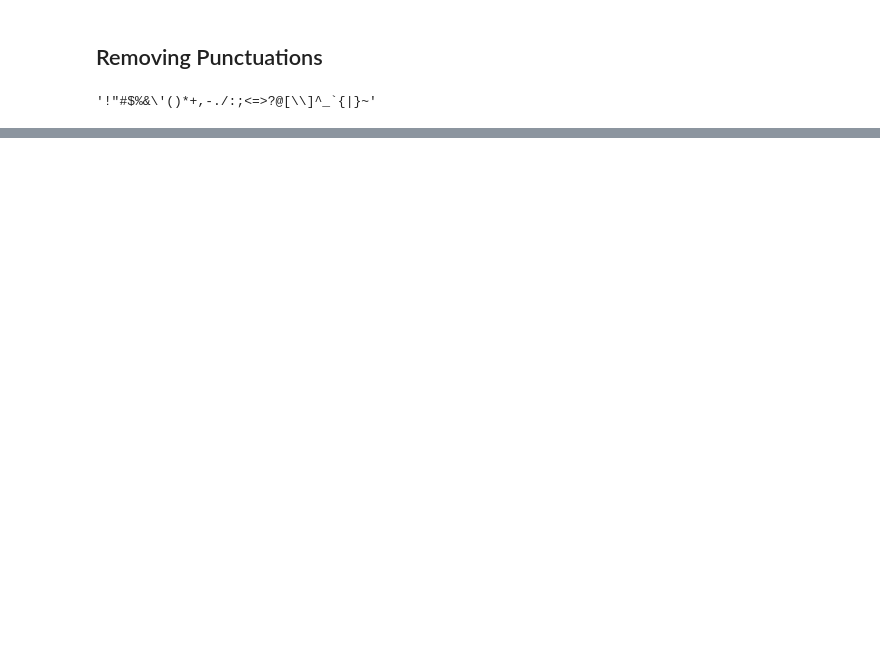
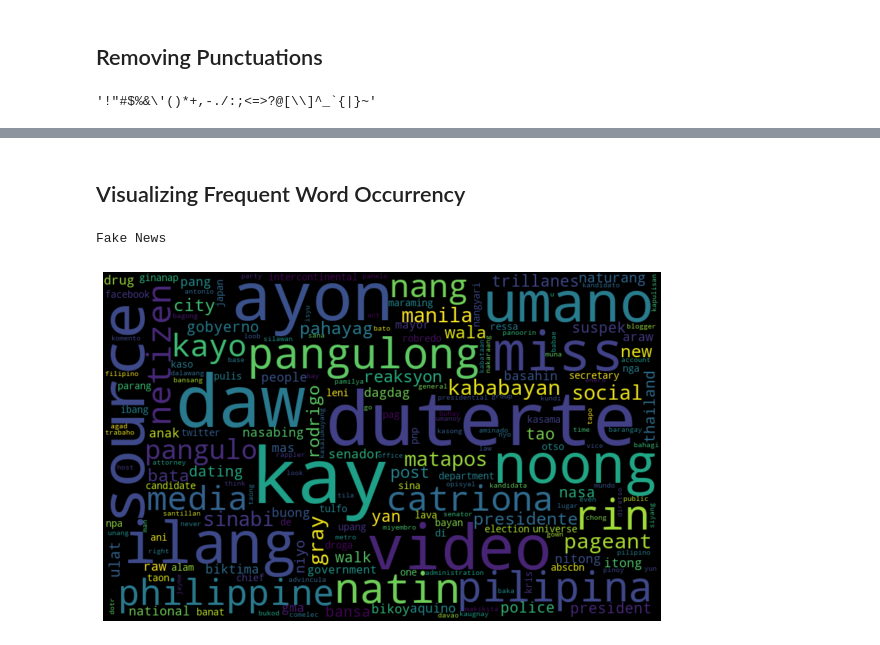
Before and after one commit to mart-anthony-stark/Machine-Learning-and-Deep-Learning, a Jupyter notebook: Fake_News_Detection_PH.ipynb, the cells around one changed output, grey strips where cells are left out. Saved outputs shown, nothing was run; the diff lists cells and outputs as text; code cells hidden in the pictures; blank space fills up the shorter version.

```diff
--- a/Fake_News_Detection_PH.ipynb
+++ b/Fake_News_Detection_PH.ipynb
@@ -137,0 +145,8 @@ df.head()
+# %%
+import nltk
+nltk.download('stopwords')
+from nltk.corpus import stopwords
+en_stopwords = stopwords.words('english')
+
+df['article'] = df['article'].apply(lambda x: ' '.join([word for word in x.split() if word not in (en_stopwords)]))
+df.head()
@@ -137,0 +164,6 @@ df.head()
+# %%
+tl_stopwords = []
+with open('stopwords-tl.txt') as topo_file:
+    for line in topo_file:
+        tl_stopwords.append(line.replace('\n', ''))
+tl_stopwords.extend(['ba', 'eh', 'kasi', 'lang', 'mo', 'naman', 'opo', 'po', 'si', 'talaga', 'yung'])
@@ -137,0 +174,3 @@ df.head()
+# %%
+df['article'] = df['article'].apply(lambda x: ' '.join([word for word in x.split() if word not in (tl_stopwords)]))
+df.head()
@@ -137,0 +184,22 @@ df.head()
+# %% [markdown]
+## Visualizing Frequent Word Occurrency
+# %%
+from wordcloud import WordCloud
+
+is_fake = df['label'] == 1
+fake_data = df[is_fake]
+real_data = df[~is_fake]
+# %%
+all_words = ' '.join([text for text in fake_data.article])
+wordcloud = WordCloud(width= 800, height= 500,
+                          max_font_size = 110,
+                          collocations = False).generate(all_words)
+print("Fake News")
+
+plt.figure(figsize=(10,7))
+plt.imshow(wordcloud, interpolation='bilinear')
+plt.axis("off")
+plt.show()
+# %% [output]
+Fake News
+[figure, added]
```
Also changed, not shown: parts of 18 cells of this notebook.
